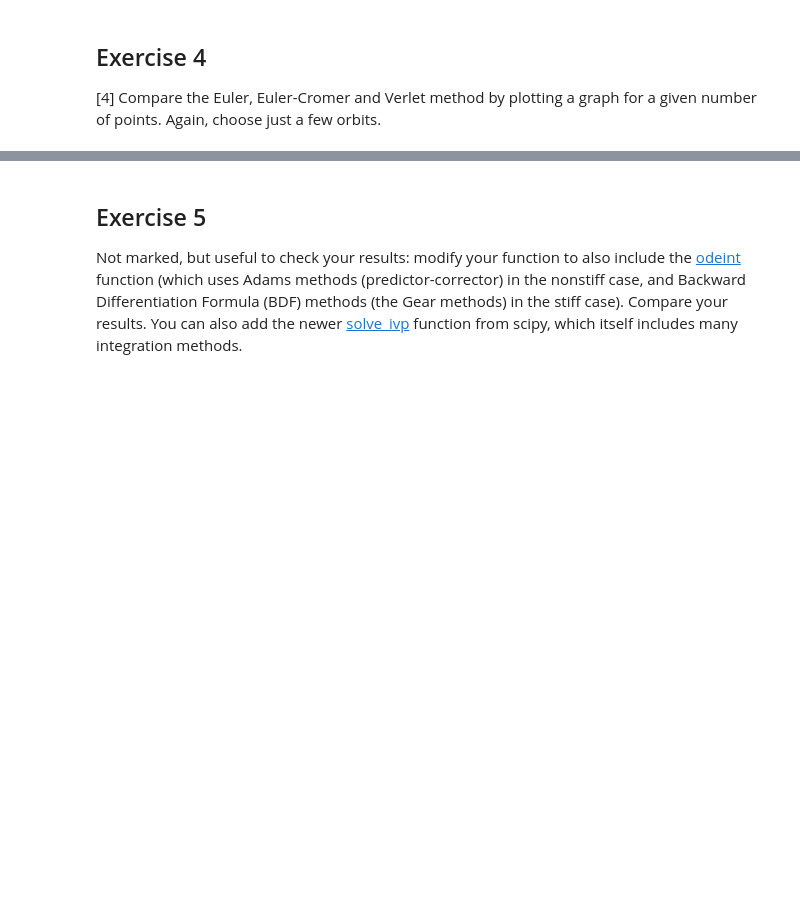
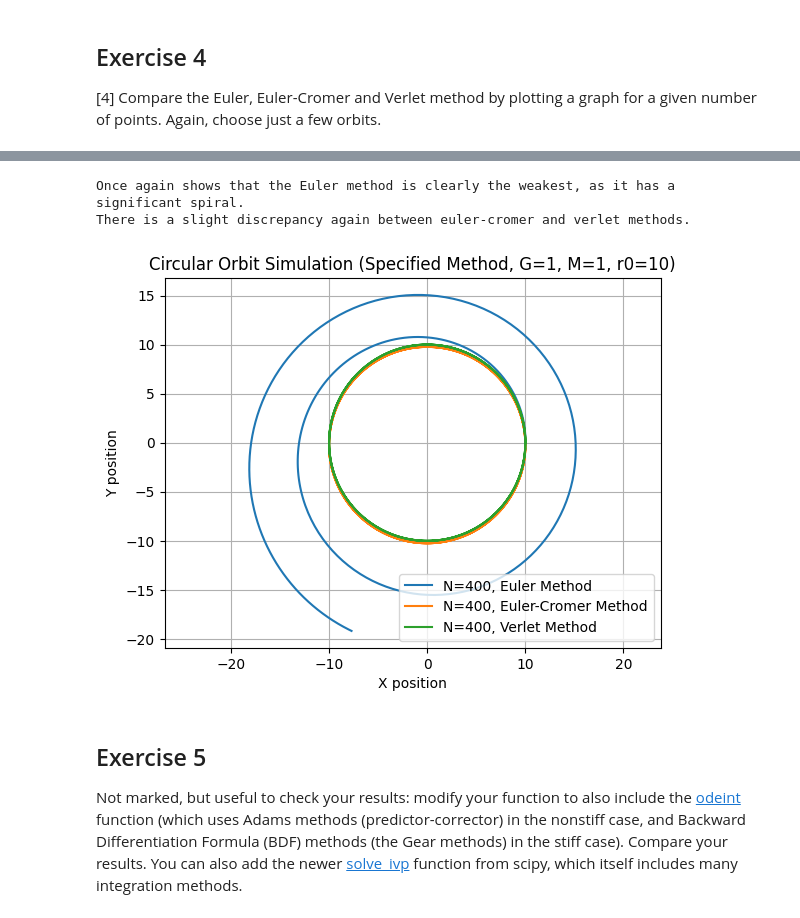
Before and after one commit to PX2145-2025/week-9-b-Morgan-Howard-Reuben, a Jupyter notebook: ODEs_2.ipynb, the cells around one changed output, grey strips where cells are left out. Drawn from its saved outputs; the diff is of its cells as text; code cells hidden in the pictures; blank space fills up the shorter version.

```diff
--- a/ODEs_2.ipynb
+++ b/ODEs_2.ipynb
@@ -351,3 +483,39 @@ Increasing N means a smaller dt, which as expected, means that an orbit of highe
+# %%
+# again but for more orbits and higher N
+
+# calculate tmax based on the number of orbits and T_orbit
+num_orbits = 3
+tmax_val = num_orbits * T_orbit
+
+# now do N=400
+N_400 = 400 # number of points
+
+# plot using euler method
+t_400_euler, r_400_euler, v_400_euler = orbit_solve(r0_val, v0_val, tmax_val, N_400, method='euler')
+plt.plot(r_400_euler[:,0], r_400_euler[:,1], label=f'N={N_400}, Euler Method')
+
+# plot using euler-cromer method
+t_400_eulcrom, r_400_eulcrom, v_400_eulcrom = orbit_solve(r0_val, v0_val, tmax_val, N_400, method='euler_cromer')
+plt.plot(r_400_eulcrom[:,0], r_400_eulcrom[:,1], label=f'N={N_400}, Euler-Cromer Method')
+
+# plot using verlet method
+t_400_verlet, r_400_verlet, v_400_verlet = orbit_solve(r0_val, v0_val, tmax_val, N_400, method='verlet')
+plt.plot(r_400_verlet[:,0], r_400_verlet[:,1], label=f'N={N_400}, Verlet Method')
+
+# plot graph
+plt.xlabel('X position')
+plt.ylabel('Y position')
+plt.title(f'Circular Orbit Simulation (Specified Method, G={G}, M={M}, r0={r_val})')
+plt.axis('equal') # keep aspect ratio for circular orbit visualization
+plt.grid()
+plt.legend(loc='best')
+
+print('Once again shows that the Euler method is clearly the weakest, as it has a significant spiral.')
+print('There is a slight discrepancy again between euler-cromer and verlet methods.')
+# %% [output]
+Once again shows that the Euler method is clearly the weakest, as it has a significant spiral.
+There is a slight discrepancy again between euler-cromer and verlet methods.
+[figure, added]
 # %% [markdown]
 ## Exercise 5
 
```
Also changed, not shown: parts of 4 cells of this notebook.
